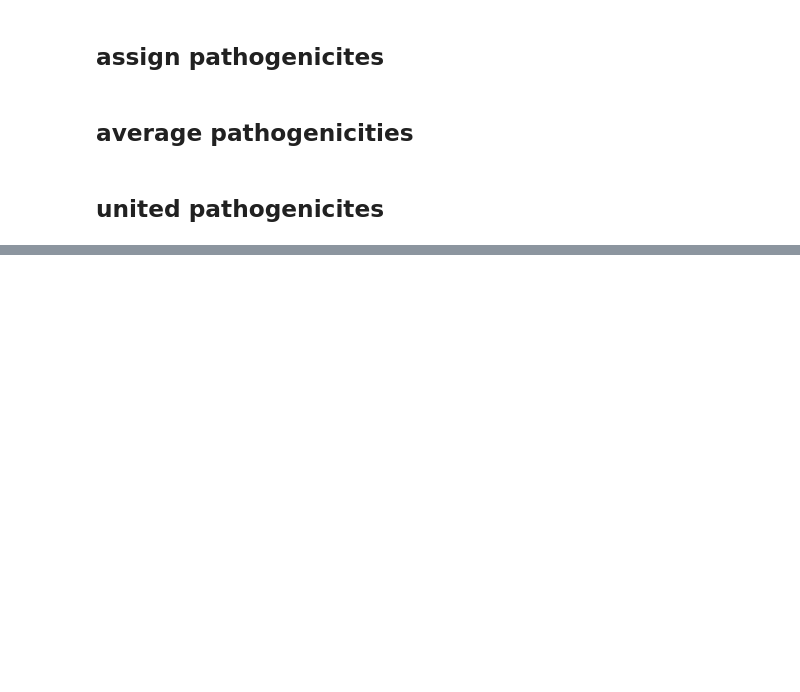
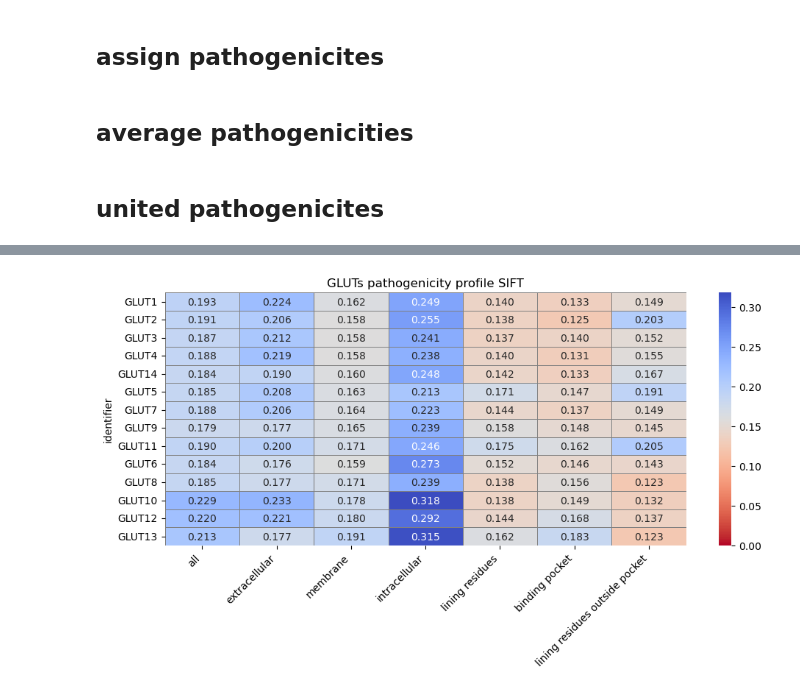
Before and after one commit to DominikMartinat/GLUT_pathogenicity_analysis, a Jupyter notebook: run_workflow.ipynb, the cells around one changed output, grey strips where cells are left out. Cells and saved outputs as stored; diff of their text form; code cells hidden in the pictures; blank space fills up the shorter version.

```diff
--- a/run_workflow.ipynb
+++ b/run_workflow.ipynb
@@ -251,0 +286,7 @@ plt.show()
+# %%
+#create heatmaps
+#sift
+
+analysis.crate_heatmap(SI_DIR / 'united_averages.csv', 'SIFT', RES_DIR / 'SIFT_pathogenicity_heatmap.png', inverse_color = True)
+# %% [output]
+[figure, added]
```
Also changed, not shown: parts of 12 cells of this notebook, 3 other files.
